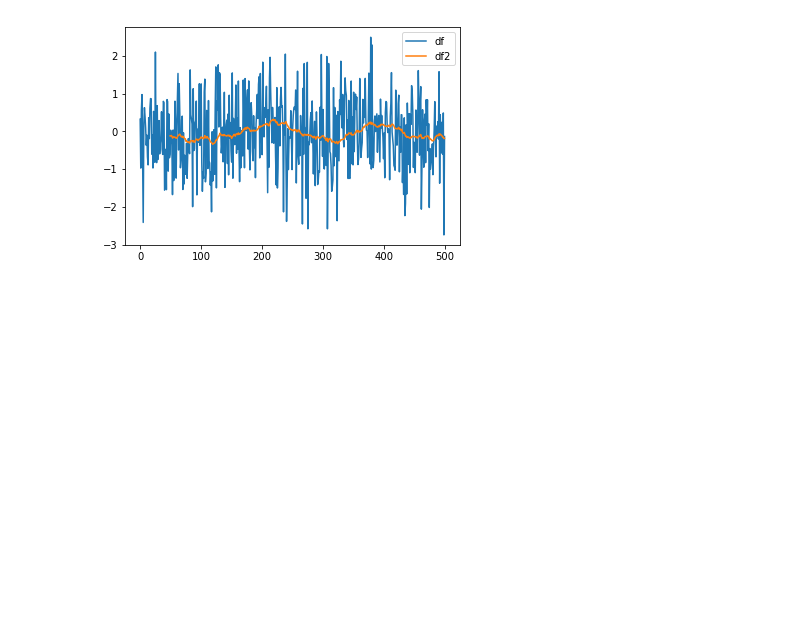
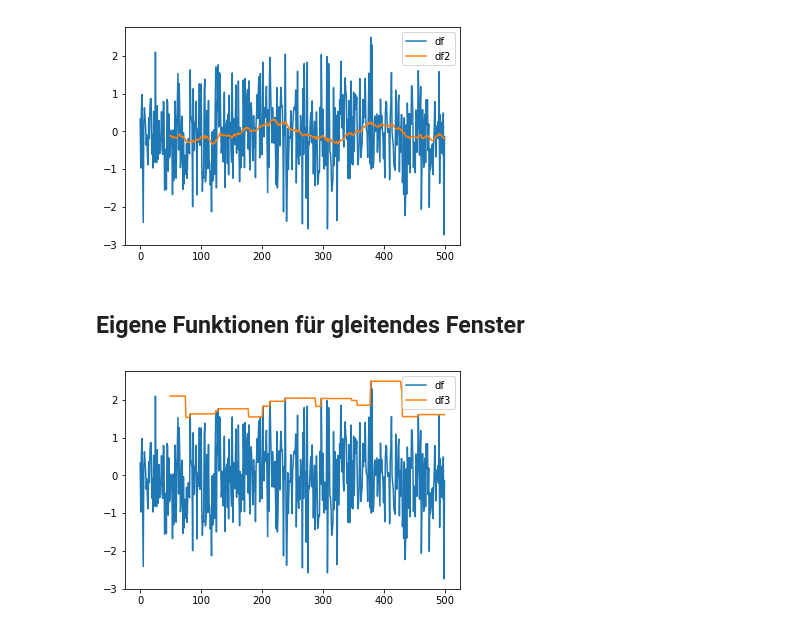
Before and after one commit to juebrauer/course_introduction_to_python, a Jupyter notebook: 06_pandas_datenstrukturen/pandas_datenstrukturen.ipynb, the cells around one changed output. Saved outputs shown, nothing was run; the diff lists cells and outputs as text; code cells hidden in the pictures; blank space fills up the shorter version.

Commit message:
Pandas: showing another example for rolling window with a custom function, e.g. max()

```diff
--- a/06_pandas_datenstrukturen/pandas_datenstrukturen.ipynb
+++ b/06_pandas_datenstrukturen/pandas_datenstrukturen.ipynb
@@ -1254,3 +1256,19 @@ plt.legend()
 plt.show()
 # %% [output]
 [figure]
+# %% [markdown]
+## Eigene Funktionen für gleitendes Fenster
+# %%
+def foo(arr):
+    #return sum(arr)/len(arr)
+    return max(arr)
+# %%
+df3 = df.rolling(50).apply( foo )
+# %%
+import matplotlib.pyplot as plt
+plt.plot(df, label="df")
+plt.plot(df3, label="df3")
+plt.legend()
+plt.show()
+# %% [output]
+[figure, added]
```
Also changed, not shown: parts of 2 cells of this notebook.
